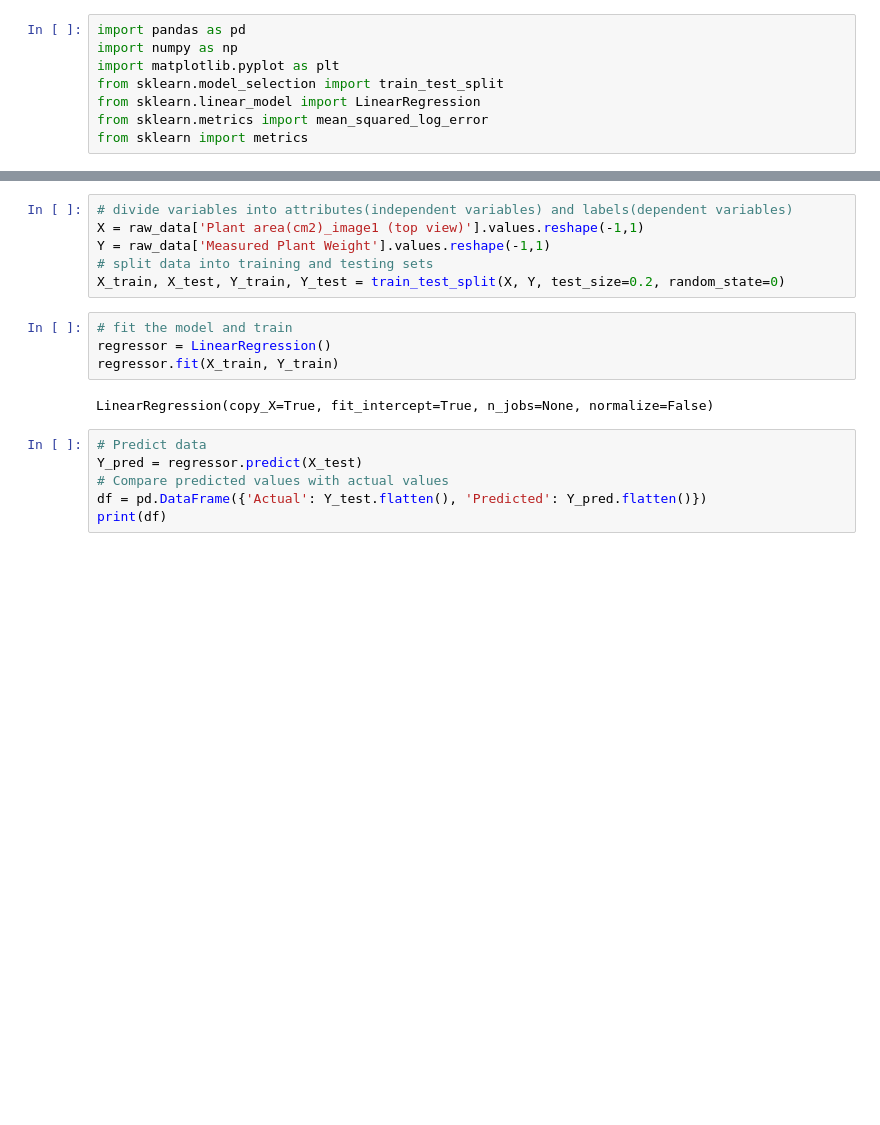
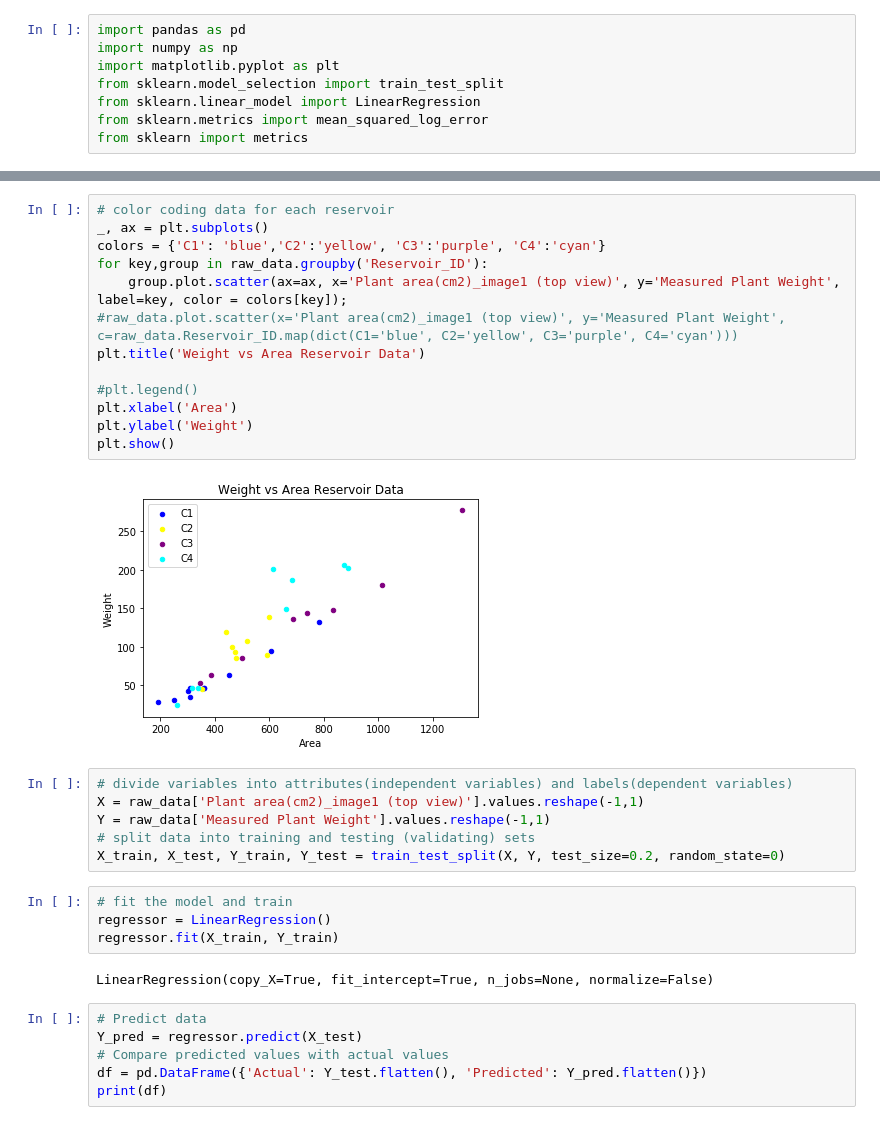
Before and after one commit to swarrier246/plant_weight_estimation, a Jupyter notebook: code/Regression_model.ipynb, the cells around one changed output, grey strips where cells are left out. Drawn from its saved outputs; the diff is of its cells as text; blank space fills up the shorter version.

```diff
--- a/code/Regression_model.ipynb
+++ b/code/Regression_model.ipynb
@@ -36,8 +39,23 @@ plt.show()
+# %%
+# color coding data for each reservoir
+_, ax = plt.subplots()
+colors = {'C1': 'blue','C2':'yellow', 'C3':'purple', 'C4':'cyan'}
+for key,group in raw_data.groupby('Reservoir_ID'):
+    group.plot.scatter(ax=ax, x='Plant area(cm2)_image1 (top view)', y='Measured Plant Weight', label=key, color = colors[key]);
+#raw_data.plot.scatter(x='Plant area(cm2)_image1 (top view)', y='Measured Plant Weight', c=raw_data.Reservoir_ID.map(dict(C1='blue', C2='yellow', C3='purple', C4='cyan')))
+plt.title('Weight vs Area Reservoir Data')
+
+#plt.legend()
+plt.xlabel('Area')
+plt.ylabel('Weight')
+plt.show()
+# %% [output]
+[figure, added]
 # %%
 # divide variables into attributes(independent variables) and labels(dependent variables)
 X = raw_data['Plant area(cm2)_image1 (top view)'].values.reshape(-1,1)
 Y = raw_data['Measured Plant Weight'].values.reshape(-1,1)
-# split data into training and testing sets
+# split data into training and testing (validating) sets
 X_train, X_test, Y_train, Y_test = train_test_split(X, Y, test_size=0.2, random_state=0)
 # %%
 # fit the model and train
```
Also changed, not shown: parts of 6 cells of this notebook, 2 other files.
